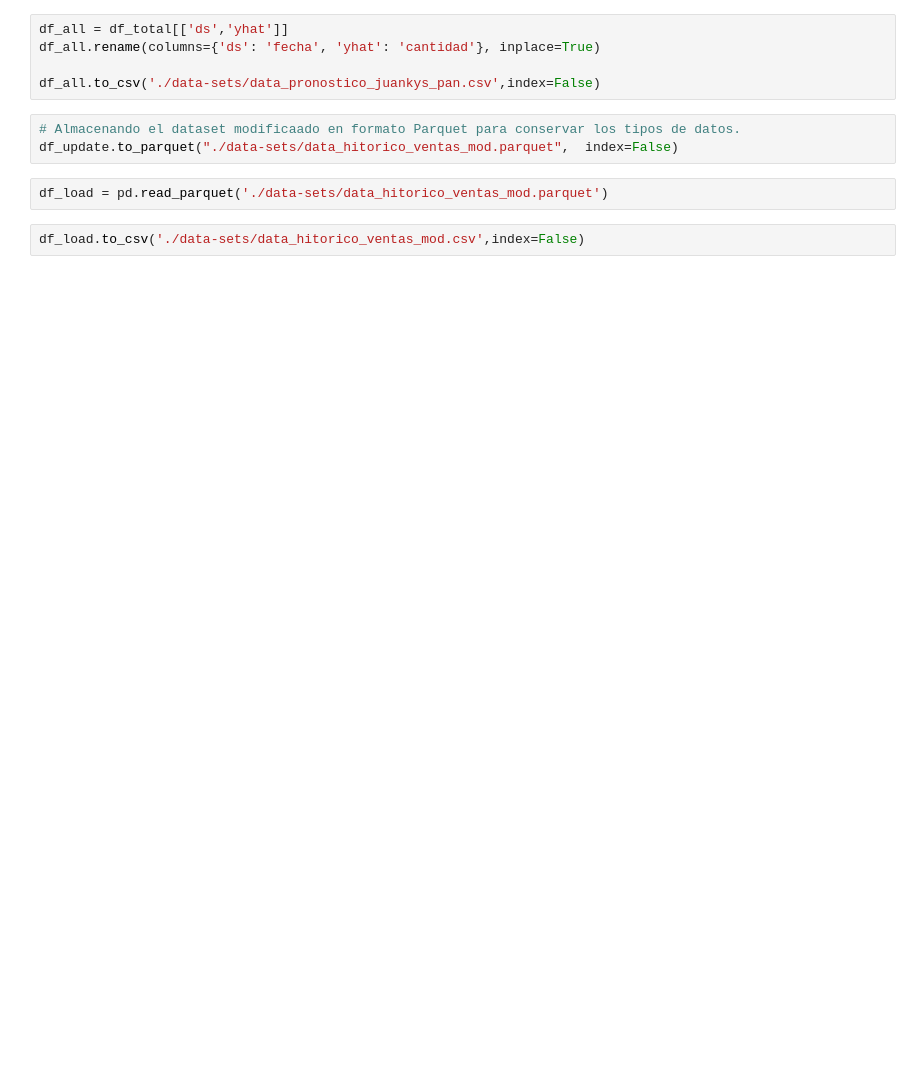
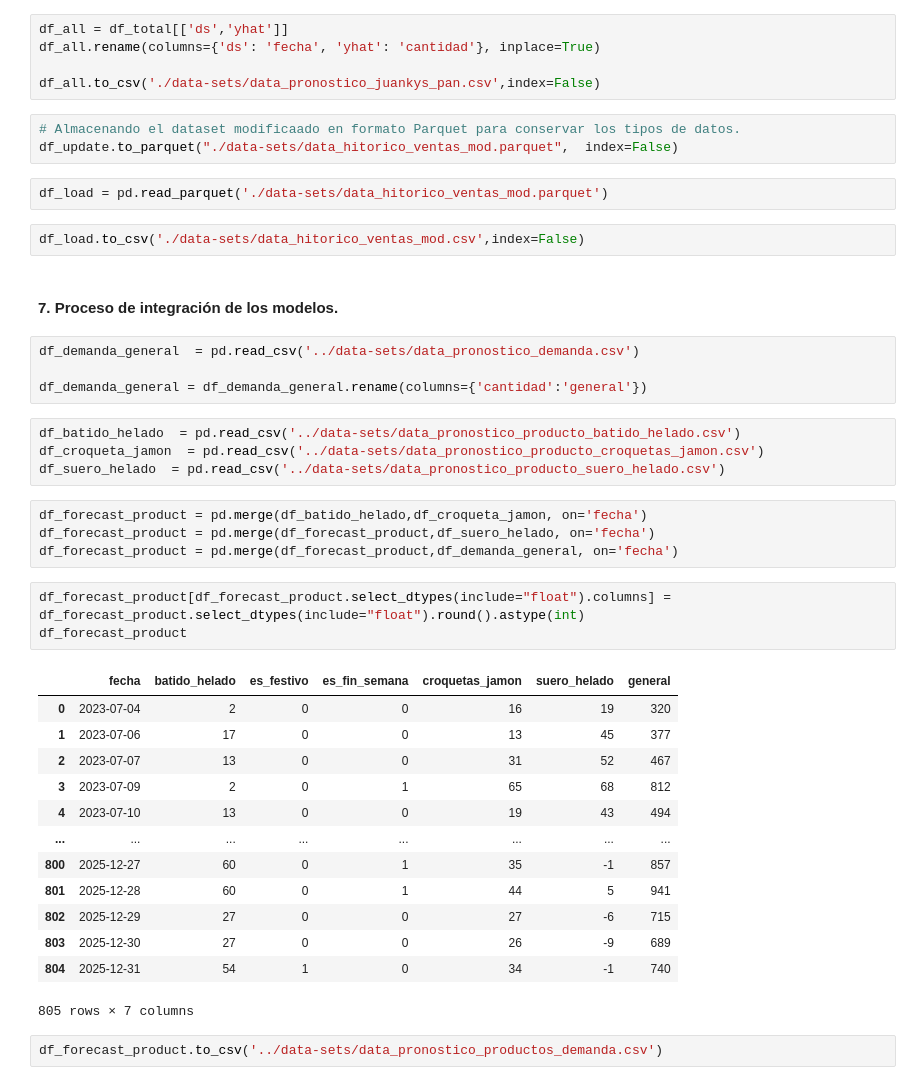
Before and after one commit to jarce2388/asistente_coversacional, a Jupyter notebook: tfm_eda_pronostico_demanda_general_Jorge_Arce.ipynb, the cells around one changed output. Saved outputs shown, nothing was run; the diff lists cells and outputs as text; blank space fills up the shorter version.

```diff
--- a/tfm_eda_pronostico_demanda_general_Jorge_Arce.ipynb
+++ b/tfm_eda_pronostico_demanda_general_Jorge_Arce.ipynb
@@ -1457,3 +1457,36 @@ df_update.to_parquet("./data-sets/data_hitorico_ventas_mod.parquet",  index=Fals
 df_load = pd.read_parquet('./data-sets/data_hitorico_ventas_mod.parquet')
 # %%
 df_load.to_csv('./data-sets/data_hitorico_ventas_mod.csv',index=False)
+# %% [markdown]
+#### **7. Proceso de integración de los modelos.**
+# %%
+df_demanda_general  = pd.read_csv('../data-sets/data_pronostico_demanda.csv')
+
+df_demanda_general = df_demanda_general.rename(columns={'cantidad':'general'})
+# %%
+df_batido_helado  = pd.read_csv('../data-sets/data_pronostico_producto_batido_helado.csv')
+df_croqueta_jamon  = pd.read_csv('../data-sets/data_pronostico_producto_croquetas_jamon.csv')
+df_suero_helado  = pd.read_csv('../data-sets/data_pronostico_producto_suero_helado.csv')
+# %%
+df_forecast_product = pd.merge(df_batido_helado,df_croqueta_jamon, on='fecha')
+df_forecast_product = pd.merge(df_forecast_product,df_suero_helado, on='fecha')
+df_forecast_product = pd.merge(df_forecast_product,df_demanda_general, on='fecha')
+# %%
+df_forecast_product[df_forecast_product.select_dtypes(include="float").columns] = df_forecast_product.select_dtypes(include="float").round().astype(int)
+df_forecast_product
+# %% [output]
+|  | fecha | batido_helado | es_festivo | es_fin_semana | croquetas_jamon | suero_helado | general |
+| 0 | 2023-07-04 | 2 | 0 | 0 | 16 | 19 | 320 |
+| 1 | 2023-07-06 | 17 | 0 | 0 | 13 | 45 | 377 |
+| 2 | 2023-07-07 | 13 | 0 | 0 | 31 | 52 | 467 |
+| 3 | 2023-07-09 | 2 | 0 | 1 | 65 | 68 | 812 |
+| 4 | 2023-07-10 | 13 | 0 | 0 | 19 | 43 | 494 |
+| ... | ... | ... | ... | ... | ... | ... | ... |
+| 800 | 2025-12-27 | 60 | 0 | 1 | 35 | -1 | 857 |
+| 801 | 2025-12-28 | 60 | 0 | 1 | 44 | 5 | 941 |
+| 802 | 2025-12-29 | 27 | 0 | 0 | 27 | -6 | 715 |
+| 803 | 2025-12-30 | 27 | 0 | 0 | 26 | -9 | 689 |
+| 804 | 2025-12-31 | 54 | 1 | 0 | 34 | -1 | 740 |
+805 rows × 7 columns
+# %%
+df_forecast_product.to_csv('../data-sets/data_pronostico_productos_demanda.csv')
```
Also changed, not shown: parts of 1 cell of this notebook.
